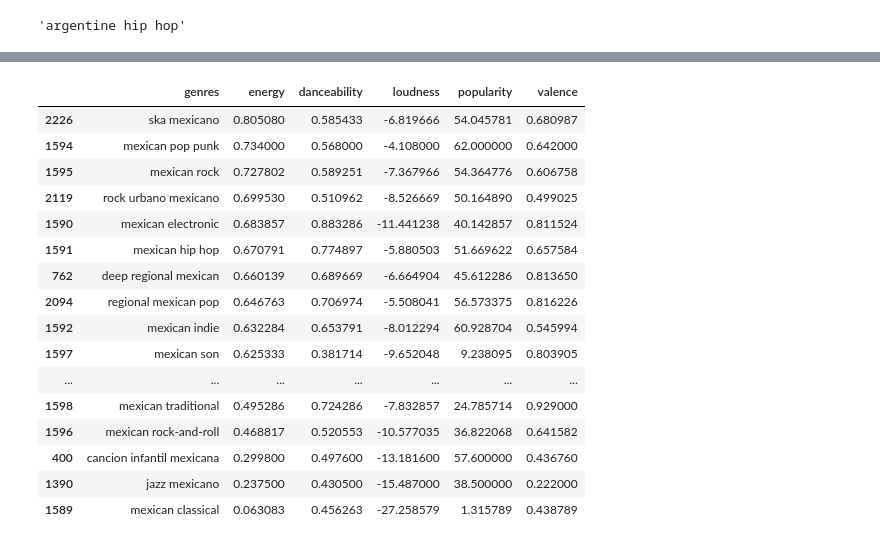
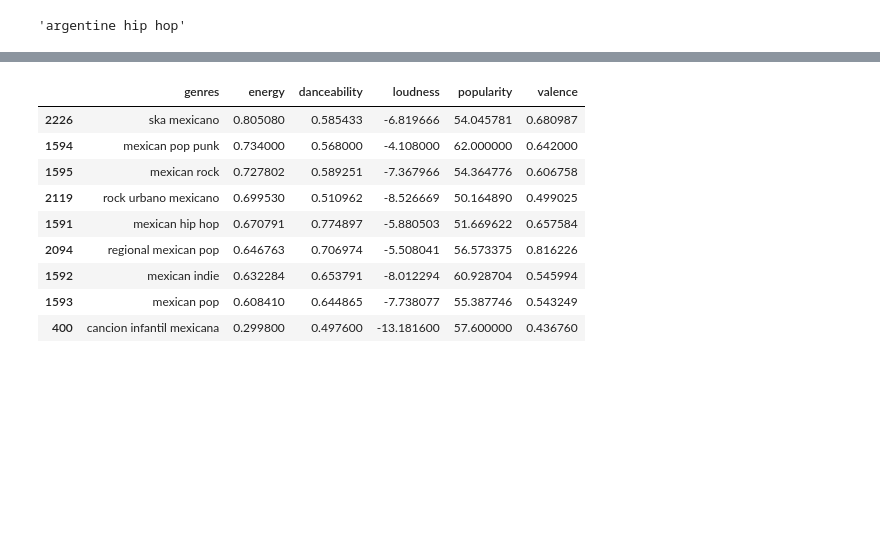
Before and after one commit to DataBerenicenz/Epsilon_Team, a Jupyter notebook: +Jesus/Jonathan copy Oct_27_2020 Spotify.ipynb, the cells around one changed output, grey strips where cells are left out. Cells and saved outputs as stored; diff of their text form; code cells hidden in the pictures; blank space fills up the shorter version.

```diff
--- a/+Jesus/Jonathan copy Oct_27_2020 Spotify.ipynb
+++ b/+Jesus/Jonathan copy Oct_27_2020 Spotify.ipynb
@@ -281,22 +243,16 @@ plt.boxplot(mexican_genres_df["valence"])
 # %%
-genres_energy.loc[genres_energy['genres'].isin(mexican_genres)]
+mexican_genres_df=genres_energy.loc[genres_energy['genres'].isin(mexican_genres)]
+mexican_genres_df.loc[mexican_genres_df["popularity"]>50]
 # %% [output]
 |  | genres | energy | danceability | loudness | popularity | valence |
 | 2226 | ska mexicano | 0.805080 | 0.585433 | -6.819666 | 54.045781 | 0.680987 |
 | 1594 | mexican pop punk | 0.734000 | 0.568000 | -4.108000 | 62.000000 | 0.642000 |
 | 1595 | mexican rock | 0.727802 | 0.589251 | -7.367966 | 54.364776 | 0.606758 |
 | 2119 | rock urbano mexicano | 0.699530 | 0.510962 | -8.526669 | 50.164890 | 0.499025 |
-| 1590 | mexican electronic | 0.683857 | 0.883286 | -11.441238 | 40.142857 | 0.811524 |
 | 1591 | mexican hip hop | 0.670791 | 0.774897 | -5.880503 | 51.669622 | 0.657584 |
-| 762 | deep regional mexican | 0.660139 | 0.689669 | -6.664904 | 45.612286 | 0.813650 |
 | 2094 | regional mexican pop | 0.646763 | 0.706974 | -5.508041 | 56.573375 | 0.816226 |
 | 1592 | mexican indie | 0.632284 | 0.653791 | -8.012294 | 60.928704 | 0.545994 |
-| 1597 | mexican son | 0.625333 | 0.381714 | -9.652048 | 9.238095 | 0.803905 |
-| ... | ... | ... | ... | ... | ... | ... |
-| 1598 | mexican traditional | 0.495286 | 0.724286 | -7.832857 | 24.785714 | 0.929000 |
-| 1596 | mexican rock-and-roll | 0.468817 | 0.520553 | -10.577035 | 36.822068 | 0.641582 |
+| 1593 | mexican pop | 0.608410 | 0.644865 | -7.738077 | 55.387746 | 0.543249 |
 | 400 | cancion infantil mexicana | 0.299800 | 0.497600 | -13.181600 | 57.600000 | 0.436760 |
-| 1390 | jazz mexicano | 0.237500 | 0.430500 | -15.487000 | 38.500000 | 0.222000 |
-| 1589 | mexican classical | 0.063083 | 0.456263 | -27.258579 | 1.315789 | 0.438789 |
 # %%
 genres_energy.loc[genres_energy["genres"]==mexican_genres[0]]
```
Also changed, not shown: parts of 19 cells of this notebook, 1 other file.
